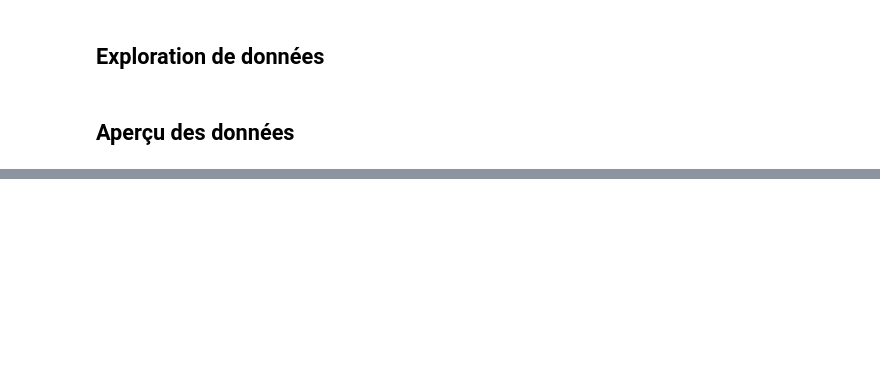
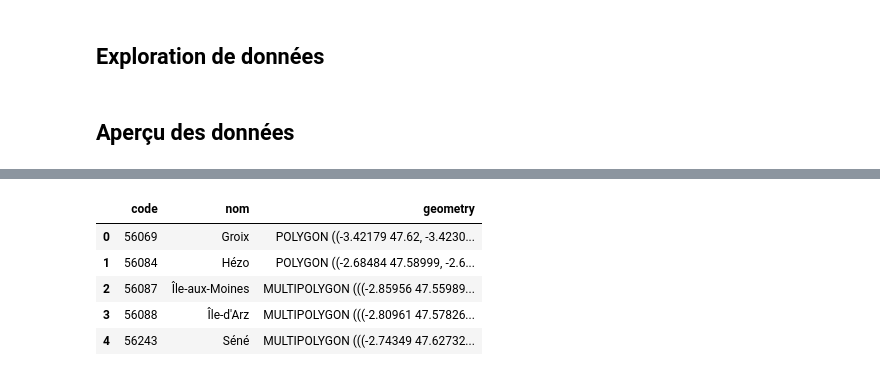
Before and after one commit to kylm-art/PollenGuard_Rennes, a Jupyter notebook: Analyse_exploratoire.ipynb, the cells around one changed output, grey strips where cells are left out. Saved outputs shown, nothing was run; the diff lists cells and outputs as text; code cells hidden in the pictures; blank space fills up the shorter version.

```diff
--- a/Analyse_exploratoire.ipynb
+++ b/Analyse_exploratoire.ipynb
@@ -28,22 +40,5 @@ Données géospatiales de communes pour l'estimation des distances aux équipeme
 # %%
-import geopandas as gpd
-
 # 1. charger données
-communes = gpd.read_file(
+df_geo_bretagne = gpd.read_file(
     "https://raw.githubusercontent.com/gregoiredavid/france-geojson/master/regions/bretagne/communes-bretagne.geojson"
 )
-
-# 2. reprojection en mètres (IMPORTANT)
-communes = communes.to_crs(epsg=2154)
-
-# 3. centroid (maintenant correct)
-communes["centroid"] = communes.geometry.centroid
-
-# 4. revenir en lat/lon pour OSM
-communes_latlon = communes.set_geometry("centroid").to_crs(epsg=4326)
-
-communes["lon"] = communes_latlon.geometry.x
-communes["lat"] = communes_latlon.geometry.y
-
-# 5. clean
-communes = communes[["code", "nom", "lat", "lon", "geometry"]]
@@ -72 +102,10 @@ df_filo.head()
+# %%
+df_geo_bretagne.head()
+# %% [output]
+|  | code | nom | geometry |
+| 0 | 56069 | Groix | POLYGON ((-3.42179 47.62, -3.4230... |
+| 1 | 56084 | Hézo | POLYGON ((-2.68484 47.58999, -2.6... |
+| 2 | 56087 | Île-aux-Moines | MULTIPOLYGON (((-2.85956 47.55989... |
+| 3 | 56088 | Île-d'Arz | MULTIPOLYGON (((-2.80961 47.57826... |
+| 4 | 56243 | Séné | MULTIPOLYGON (((-2.74349 47.62732... |
 # %%
```
Also changed, not shown: parts of 21 cells of this notebook, 1 other file.
